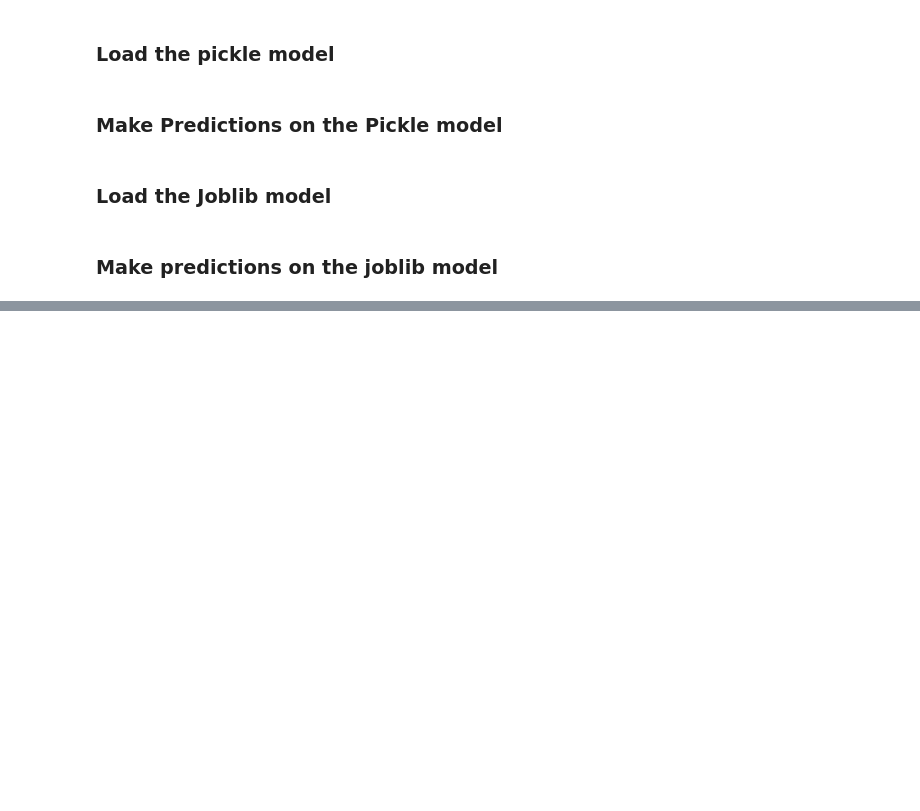
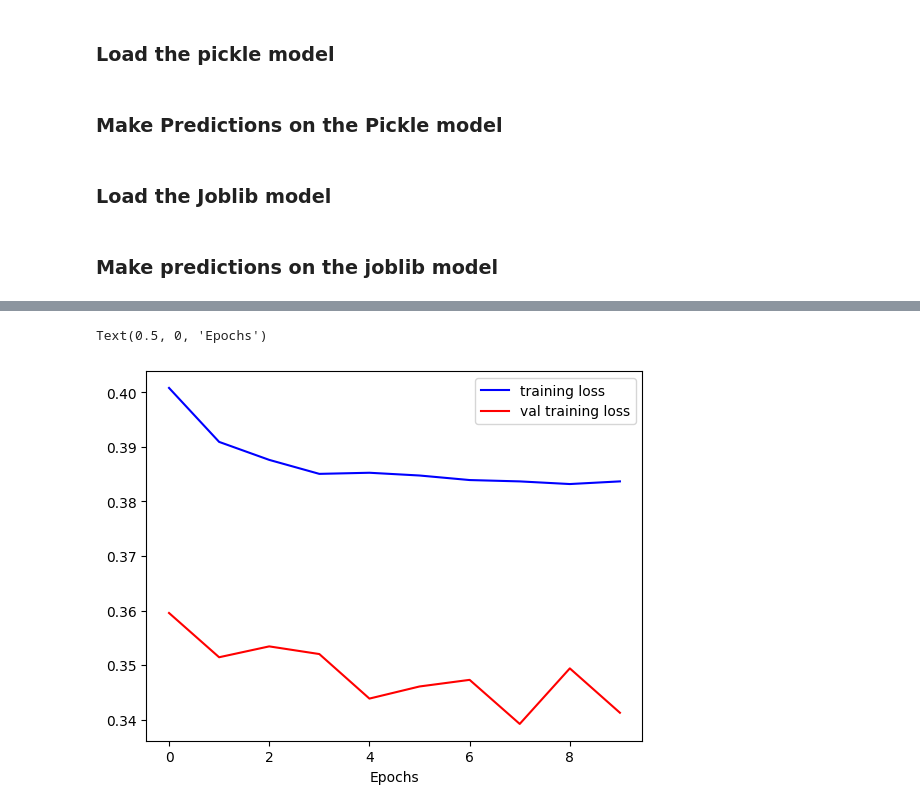
Before and after one commit to rafsunsheikh/money_laundering, a Jupyter notebook: Anti_money_laundering.ipynb, the cells around one changed output, grey strips where cells are left out. Drawn from its saved outputs; the diff is of its cells as text; code cells hidden in the pictures; blank space fills up the shorter version.

```diff
--- a/Anti_money_laundering.ipynb
+++ b/Anti_money_laundering.ipynb
@@ -1350,0 +1364,20 @@ scores_sorted
+# %%
+import tensorflow as tf
+from tensorflow import keras
+from tensorflow.keras import layers
+from keras.layers import Dropout
+from keras.models import Sequential
+from keras.layers import Dense
+from keras.layers import BatchNormalization
+
+#train the model
+model = Sequential()
+model.add(Dense(32, input_shape=(16,), activation='relu')),
+model.add(Dropout(0.2)),
+model.add(Dense(16, activation='relu')),
+model.add(Dropout(0.2)),
+model.add(Dense(8, activation='relu')),
+model.add(Dropout(0.2)),
+model.add(Dense(4, activation='relu')),
+model.add(Dropout(0.2)),
+model.add(Dense(1, activation='sigmoid'))
@@ -1350,0 +1388,20 @@ scores_sorted
+# %%
+opt = tf.keras.optimizers.Adam(learning_rate=0.001) #optimizer
+
+model.compile(optimizer=opt, loss=tf.keras.losses.BinaryCrossentropy(), metrics=['accuracy']) #metrics
+# %%
+earlystopper = tf.keras.callbacks.EarlyStopping(monitor='val_accuracy', min_delta=0, patience=15, verbose=1,mode='auto', baseline=None, restore_best_weights=False)
+# %%
+history = model.fit(X_train.values, y_train.values, epochs = 10, batch_size=5, validation_split = 0.15, verbose = 0,
+                    callbacks = [earlystopper])
+history_dict = history.history
+# %%
+loss_values = history_dict['loss']
+val_loss_values=history_dict['val_loss']
+plt.plot(loss_values,'b',label='training loss')
+plt.plot(val_loss_values,'r',label='val training loss')
+plt.legend()
+plt.xlabel("Epochs")
+# %% [output]
+Text(0.5, 0, 'Epochs')
+[figure, added]
```
Also changed, not shown: parts of 45 cells of this notebook.
